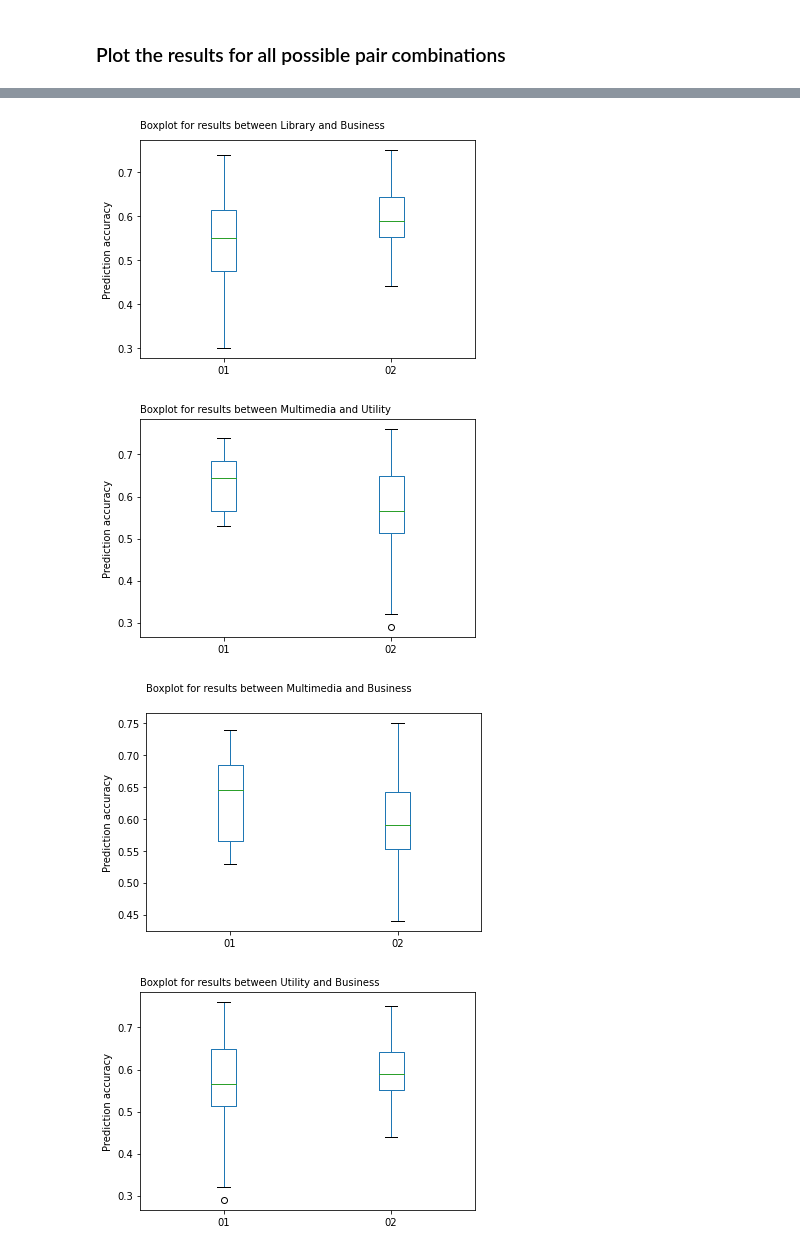
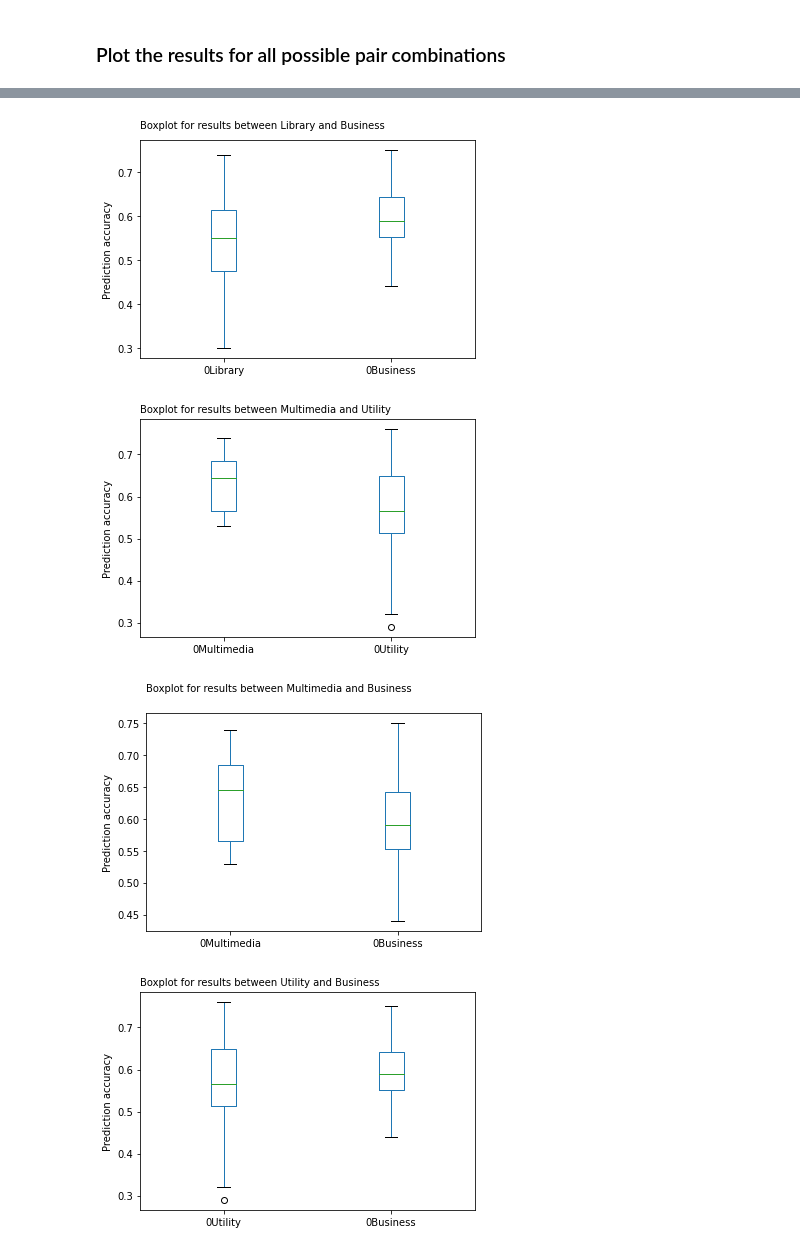
Before and after one commit to nablo1/cpdp-appendix, a Jupyter notebook: scripts/statistical_testing.ipynb, the cells around one changed output, grey strips where cells are left out. Cells and saved outputs as stored; diff of their text form; code cells hidden in the pictures.

Commit message:
Include names of tested lists in plotted results

```diff
--- a/scripts/statistical_testing.ipynb
+++ b/scripts/statistical_testing.ipynb
@@ -53,8 +53,8 @@ The p-value of the statistical significance test between Utility and Business is
 ### Plot the results for all possible pair combinations
 # %%
 for i in range(len(pairs)):
-    combined_df = lists_df[pairs[i][0]].join(lists_df[pairs[i][1]], lsuffix='1', rsuffix='2')
-    pb = combined_df.boxplot(column=['01', '02'], grid=False)
+    combined_df = lists_df[pairs[i][0]].join(lists_df[pairs[i][1]], lsuffix=lists_names[pairs[i][0]], rsuffix=lists_names[pairs[i][1]])
+    pb = combined_df.boxplot(column=['0' + lists_names[pairs[i][0]], '0' + lists_names[pairs[i][1]]], grid=False)
     pb.set_ylabel('Prediction accuracy')
     plt.text(0.5, 0.8, "Boxplot for results between "+ lists_names[pairs[i][0]]+ " and "+ lists_names[pairs[i][1]])
     plt.show()
@@ -64,4 +64,4 @@ for i in range(len(pairs)):
-[figure, old version]
+[figure, new version]
-[figure, old version]
+[figure, new version]
-[figure, old version]
+[figure, new version]
-[figure, old version]
+[figure, new version]
```
Also changed, not shown: parts of 1 cell of this notebook.
